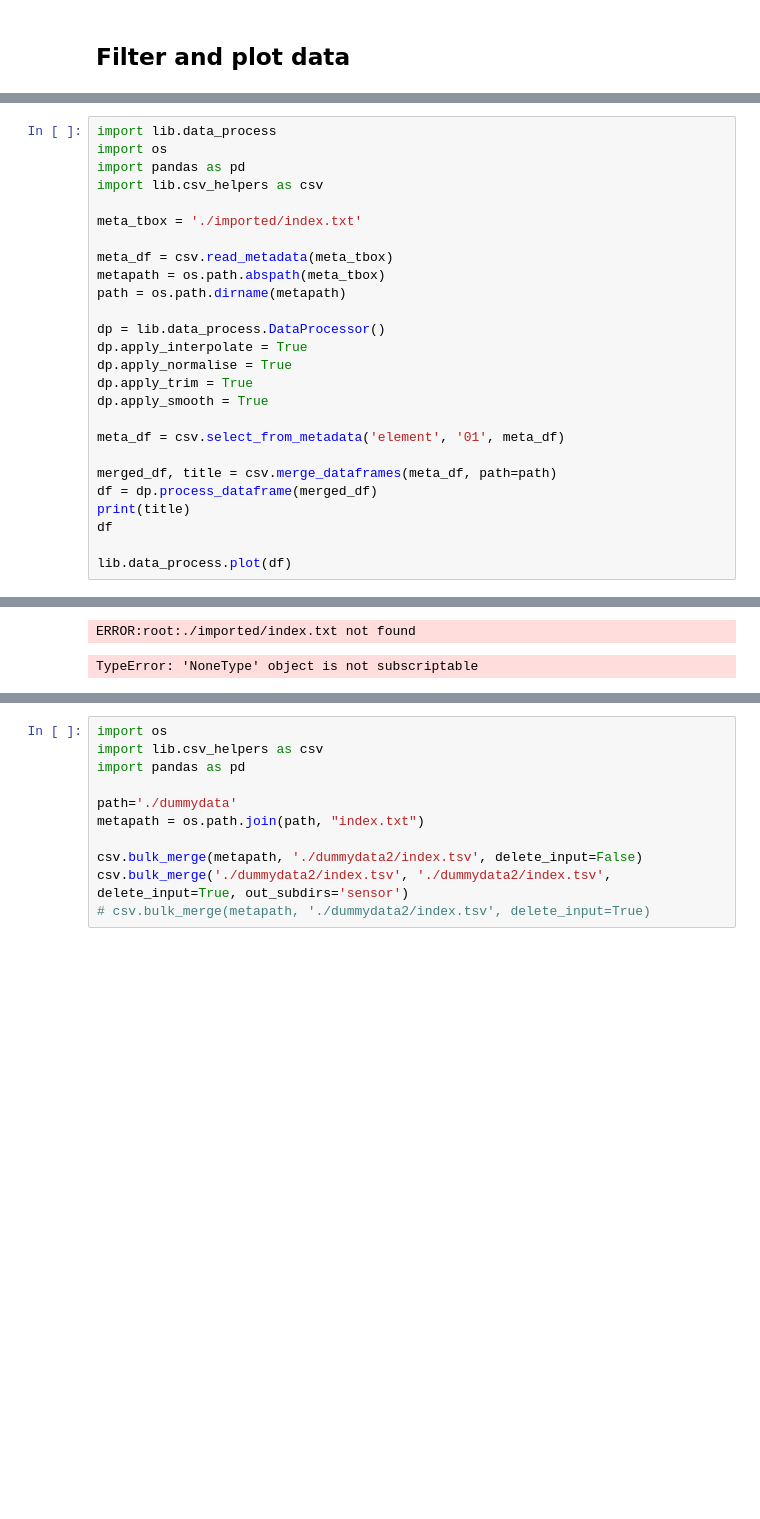
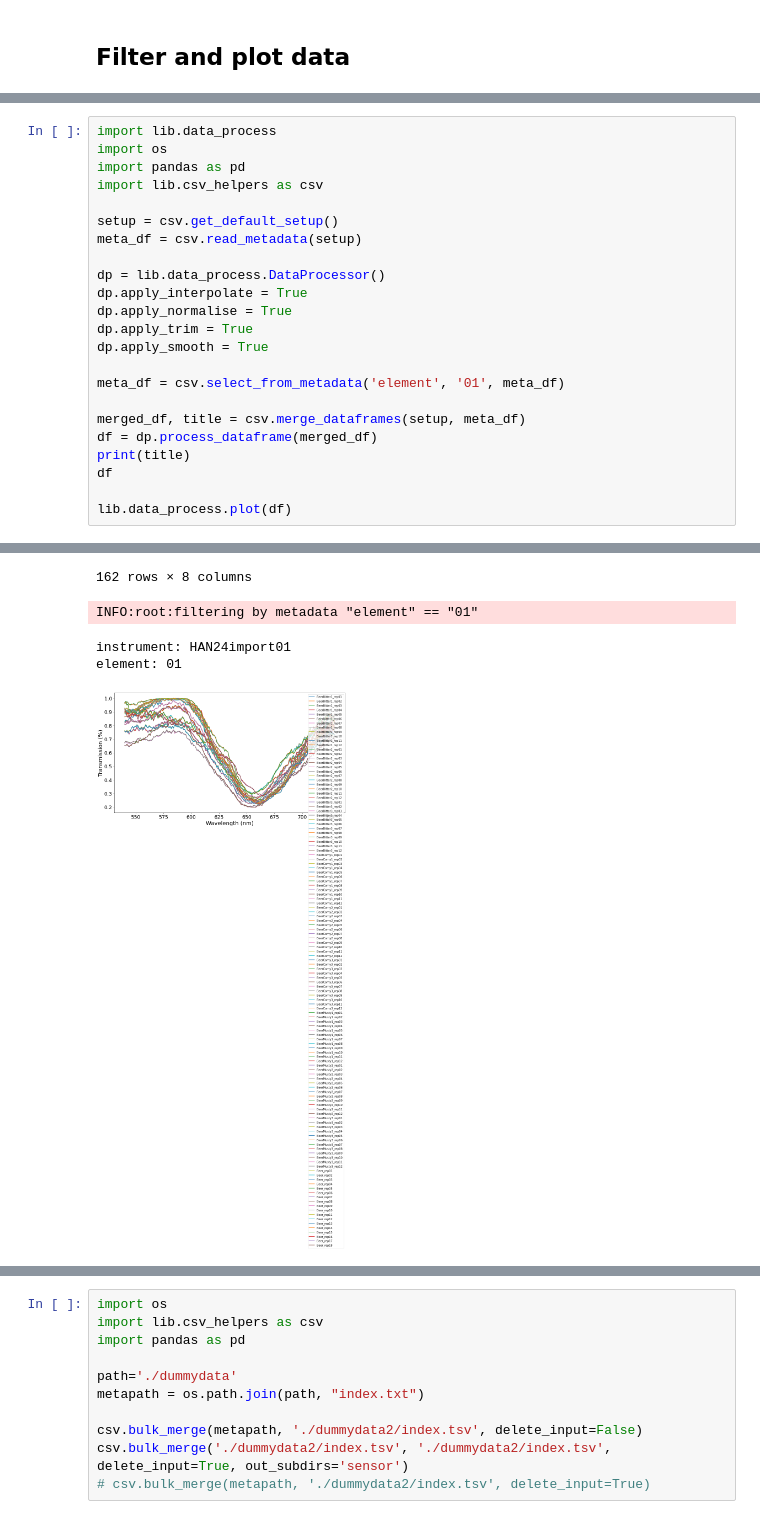
Before and after one commit to calcut/dwt-optical, a Jupyter notebook: csv_import_export.ipynb, the cells around one changed output, grey strips where cells are left out. Drawn from its saved outputs; the diff is of its cells as text; blank space fills up the shorter version.

```diff
--- a/csv_import_export.ipynb
+++ b/csv_import_export.ipynb
@@ -319,11 +333,8 @@ import os
 import pandas as pd
 import lib.csv_helpers as csv
 
-meta_tbox = './imported/index.txt'
-
-meta_df = csv.read_metadata(meta_tbox)
-metapath = os.path.abspath(meta_tbox)
-path = os.path.dirname(metapath)
+setup = csv.get_default_setup()
+meta_df = csv.read_metadata(setup)
 
 dp = lib.data_process.DataProcessor()
 dp.apply_interpolate = True
@@ -333,7 +344,7 @@ dp.apply_smooth = True
 
 meta_df = csv.select_from_metadata('element', '01', meta_df)
 
-merged_df, title = csv.merge_dataframes(meta_df, path=path)
+merged_df, title = csv.merge_dataframes(setup, meta_df)
 df = dp.process_dataframe(merged_df)
 print(title)
 df
@@ -343,5 +367,8 @@ lib.data_process.plot(df)
-ERROR:root:./imported/index.txt not found
+162 rows × 8 columns
-TypeError: 'NoneType' object is not subscriptable
+INFO:root:filtering by metadata "element" == "01"
+instrument: HAN24import01
+element: 01
+[figure, added]
 # %%
 import lib.data_process
 import os
```
Also changed, not shown: parts of 21 cells of this notebook, 1 other file.
